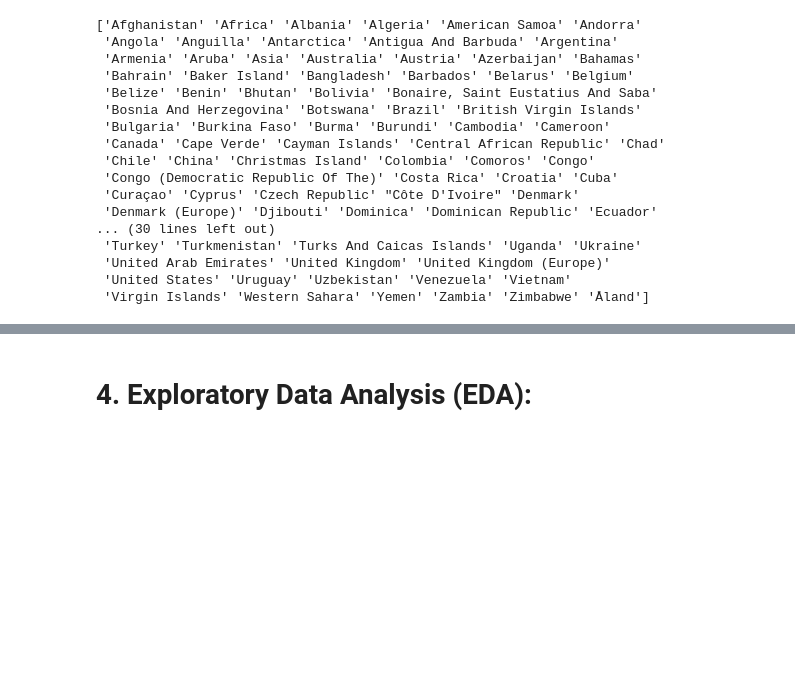
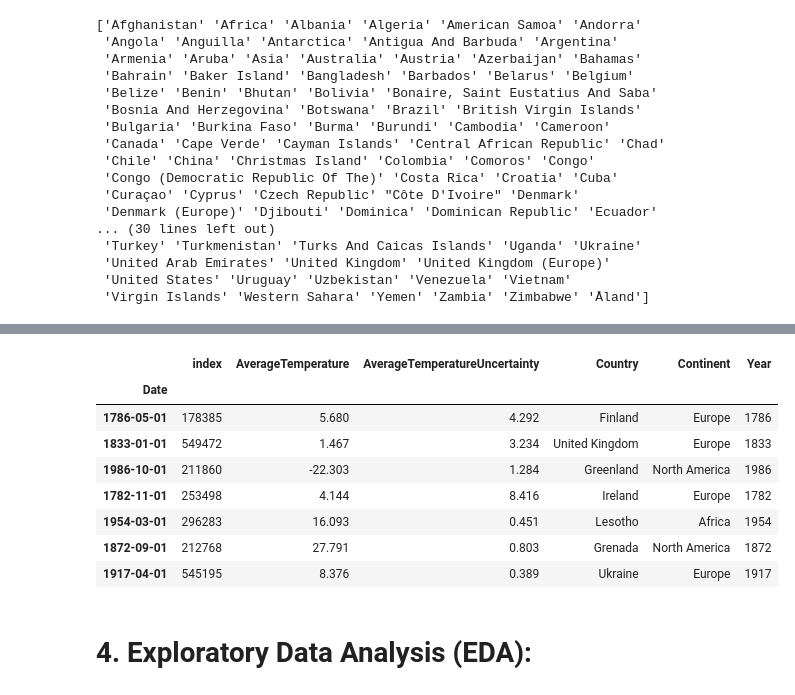
Before and after one commit to HassanZeb01/land_temperature_by_country, a Jupyter notebook: climate_temperature.ipynb, the cells around one changed output, grey strips where cells are left out. Saved outputs shown, nothing was run; the diff lists cells and outputs as text; code cells hidden in the pictures; blank space fills up the shorter version.

Commit message:
Using the Open Source Library for Global Land Temperature to map countries to continent

```diff
--- a/climate_temperature.ipynb
+++ b/climate_temperature.ipynb
@@ -209,8 +199,0 @@ Inspection of all countries we can see that somee of the names are repeated with
-# %%
-# replacing the duplicate and repeation name of country
-raw_df['Country'] = raw_df['Country'].replace({
-    'Denmark (Europe)': 'Denmark',
-    'France (Europe)': 'France',
-    'Netherlands (Europe)': 'Netherlands',
-    'United Kingdom (Europe)': 'United Kingdom'
-})
@@ -230,4 +199,0 @@ raw_df['Country'] = raw_df['Country'].replace({
-# %%
-count = ['Oceania', 'Kingman Reef', 'Palmyra Atoll', 'Africa', 'Asia', 'Europe', 'North America', 'South America','Antarctica']
-
-raw_df = raw_df[~raw_df['Country'].isin(count)]
@@ -380,3 +199,0 @@ for countries in cont_oceania:
-# %%
-# mapping the continent values to relevant countries.
-raw_df['Continent'] = raw_df['Country'].map(continent_dist)
@@ -391,0 +200,15 @@ raw_df.sample(5)
+# %%
+# Countries to Continent mapping performed by using the open source library (https://pypi.org/project/country-converter/)
+
+import pycountry_convert as pc
+
+def get_continent(country_name):
+    try:
+        country_code = pc.country_name_to_country_alpha2(country_name)
+        continent_code = pc.country_alpha2_to_continent_code(country_code)
+        continent_name = pc.convert_continent_code_to_continent_name(continent_code)
+        return continent_name
+    except:
+        return 'Unknown'
+
+raw_df['Continent'] = raw_df['Country'].apply(get_continent)
@@ -392,3 +229,17 @@ raw_df.sample(5)
+# %%
+# Dropping rows with continent = unknown
+raw_df = raw_df[raw_df['Continent'] != 'Unknown']
+raw_df.sample(7)
+# %% [output]
+|  | index | AverageTemperature | AverageTemperatureUncertainty | Country | Continent | Year |
+| Date |  |  |  |  |  |  |
+| 1786-05-01 | 178385 | 5.680 | 4.292 | Finland | Europe | 1786 |
+| 1833-01-01 | 549472 | 1.467 | 3.234 | United Kingdom | Europe | 1833 |
+| 1986-10-01 | 211860 | -22.303 | 1.284 | Greenland | North America | 1986 |
+| 1782-11-01 | 253498 | 4.144 | 8.416 | Ireland | Europe | 1782 |
+| 1954-03-01 | 296283 | 16.093 | 0.451 | Lesotho | Africa | 1954 |
+| 1872-09-01 | 212768 | 27.791 | 0.803 | Grenada | North America | 1872 |
+| 1917-04-01 | 545195 | 8.376 | 0.389 | Ukraine | Europe | 1917 |
 # %% [markdown]
 # **4. Exploratory Data Analysis (EDA):**
 # %% [markdown]
```
Also changed, not shown: parts of 21 cells of this notebook.
